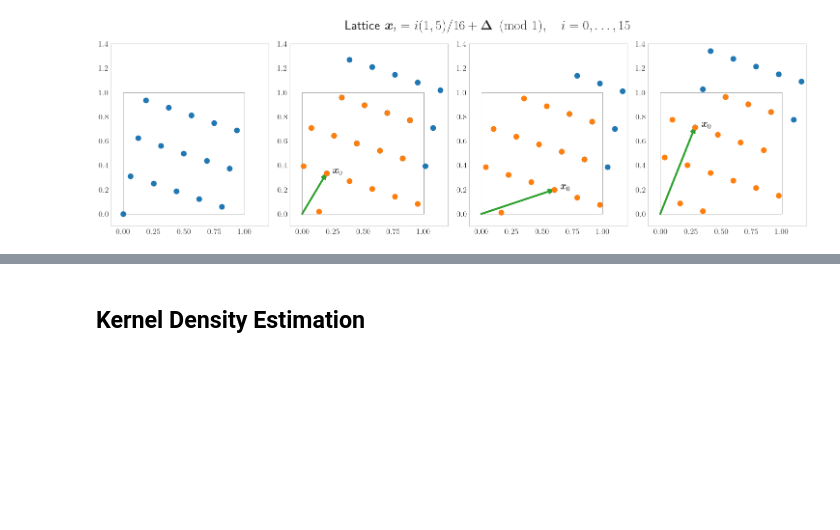
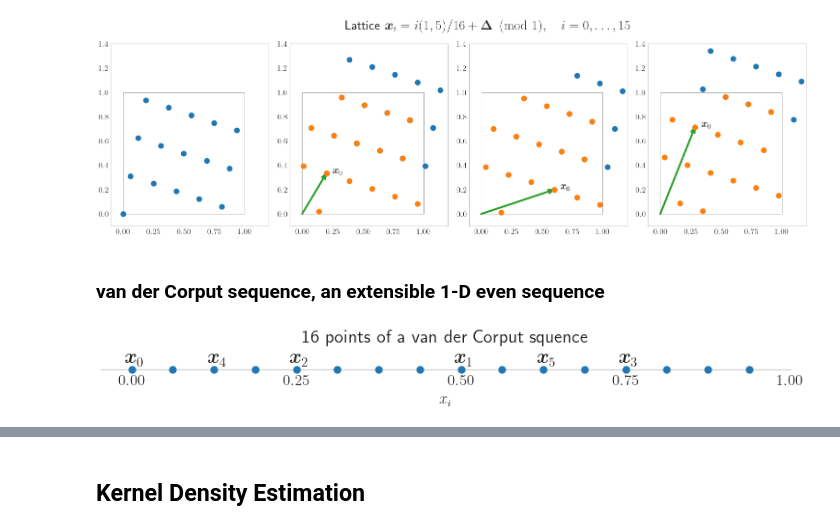
Before and after one commit to QMCSoftware/QMCSoftware, a Jupyter notebook: demos/talk_paper_demos/MCQMC2024Tutorial/MCQMC2024Tutorial.ipynb, the cells around one changed output, grey strips where cells are left out. Saved outputs shown, nothing was run; the diff lists cells and outputs as text; code cells hidden in the pictures; blank space fills up the shorter version.

```diff
--- a/demos/talk_paper_demos/MCQMC2024Tutorial/MCQMC2024Tutorial.ipynb
+++ b/demos/talk_paper_demos/MCQMC2024Tutorial/MCQMC2024Tutorial.ipynb
@@ -237,3 +288,26 @@ if savefigs:
         fig.savefig(figpath+f"{n:.0f}_shifted_lattice_construct_d{d:.0f}."+imgfrmt,format=imgfrmt)
 # %% [output]
 [figure]
+# %% [markdown]
+### van der Corput sequence, an extensible 1-D even sequence
+# %%
+n = 16
+xoff = -0.01
+yoff = 0.01
+xpts = qp.Sobol(1,randomize =  False).gen_samples(n) #equally spaced points between 0 and 1
+fig, ax = plt.subplots()
+ax.plot(xpts, np.zeros_like(xpts), '.', color = color_cycle[0], markersize = 10, zorder=10, clip_on=False)
+ax.set_ylim([0, 3e-2])
+ax.set_title(f"{n:.0f} points of a van der Corput squence")
+ax.set_xlabel("$x_i$")
+ax.set_aspect(1)
+ax.axes.get_yaxis().set_visible(False)  #turn off the tics on the vertical axis
+ax.grid(False)
+ax.set_xticks([0, 0.25, 0.5, 0.75, 1])
+ax.spines[['top','right','left']].set_visible(False)  #turn off the bounding box on the top and sides
+for ii in range(6):
+    ax.annotate(f"$\\boldsymbol{{x}}_{{{ii}}}$",(xpts[ii] + xoff, yoff), fontsize = an_ft)
+if savefigs:
+    fig.savefig(figpath+f"{n:.0f}vandercorputpts."+imgfrmt,format=imgfrmt)
+# %% [output]
+[figure, added]
```
Also changed, not shown: parts of 9 cells of this notebook, 1 other file.
